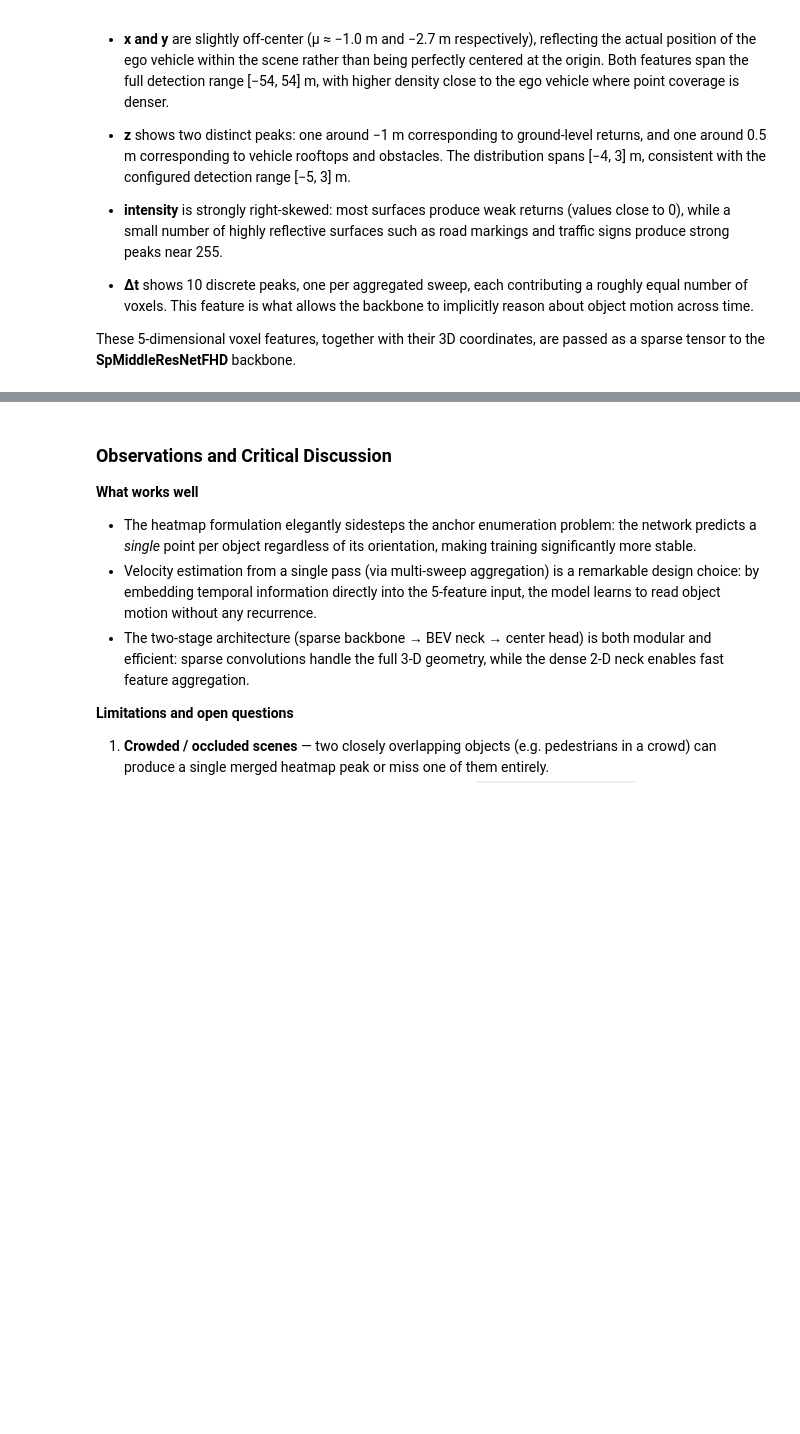
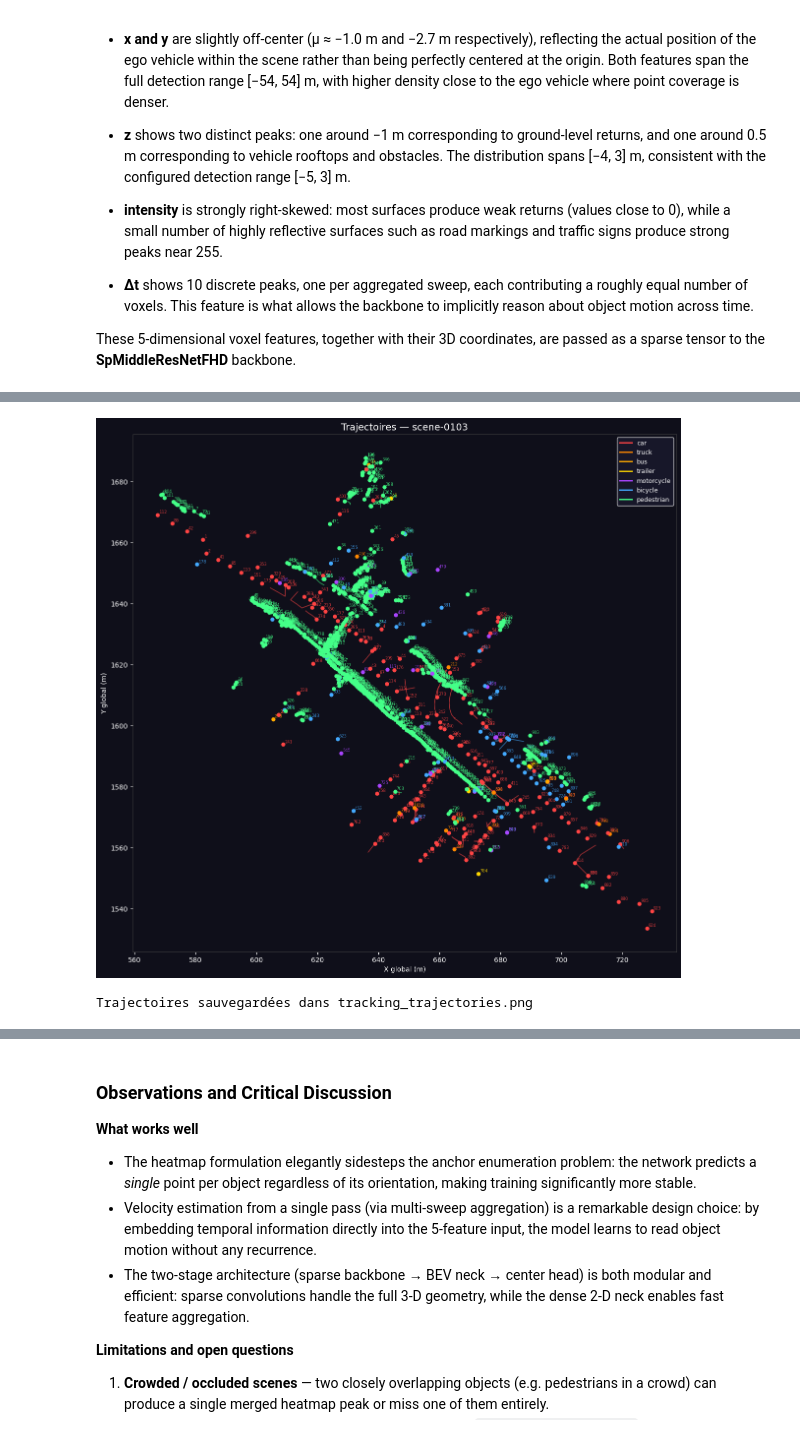
Before and after one commit to ErwanR123/Analysis_of_CenterPoint, a Jupyter notebook: my_analysis/01_Analysis_and_Experiments.ipynb, the cells around one changed output, grey strips where cells are left out. Saved outputs shown, nothing was run; the diff lists cells and outputs as text; code cells hidden in the pictures; blank space fills up the shorter version.

```diff
--- a/my_analysis/01_Analysis_and_Experiments.ipynb
+++ b/my_analysis/01_Analysis_and_Experiments.ipynb
@@ -919,9 +877,0 @@ Map View Features shape: torch.Size([1, 256, 180, 180])
-# %%
-# Visualize Map View Features (Mean Activation)
-mean_act = np.mean(map_view_features.squeeze(0).cpu().numpy(), axis=0)
-
-fig, ax = plt.subplots(figsize=(8, 8))
-ax.imshow(np.log1p(np.abs(mean_act.T)), origin="lower", cmap="magma", extent=[-54, 54, -54, 54])
-ax.set_title("Step 4: Map View Features Activation", color="white", fontsize=14)
-ax.tick_params(colors="white"); fig.patch.set_facecolor("#0f0f1a")
-plt.show()
@@ -1433,0 +1326,11 @@ Image("centerpoint_predictions.gif")
+# %%
+import sys, copy
+sys.path.insert(0, '/home/r1/Analysis_of_CenterPoint/tools/nusc_tracking')
+from pub_tracker import PubTracker
+
+# Noms de classes trackables (sous-ensemble de CLASS_NAMES)
+NUSCENES_TRACKING_NAMES = ['bicycle', 'bus', 'car', 'motorcycle',
+                            'pedestrian', 'trailer', 'truck']
+
+tracker = PubTracker(hungarian=False, max_age=3)
+print("Tracker prêt.")
@@ -1433,0 +1444,60 @@ Image("centerpoint_predictions.gif")
+# %%
+import matplotlib.cm as cm
+from collections import defaultdict
+
+# ── Agréger les trajectoires par ID ─────────────────────────────────────────
+trajectories = defaultdict(list)   # tracking_id → [(x, y, name)]
+for token in available:
+    for t in all_tracks.get(token, []):
+        tid  = t['tracking_id']
+        x, y = t['translation'][0], t['translation'][1]
+        name = t['detection_name']
+        trajectories[tid].append((x, y, name))
+
+# ── Couleur par classe ───────────────────────────────────────────────────────
+TRACK_COLORS = {
+    'car':          '#FF4444',
+    'truck':        '#FF8800',
+    'bus':          '#FFAA00',
+    'trailer':      '#FFD700',
+    'motorcycle':   '#AA44FF',
+    'bicycle':      '#44AAFF',
+    'pedestrian':   '#44FF88',
+}
+
+fig, ax = plt.subplots(figsize=(12, 12))
+fig.patch.set_facecolor('#0f0f1a')
+ax.set_facecolor('#0f0f1a')
+
+for tid, pts in trajectories.items():
+    xs = [p[0] for p in pts]
+    ys = [p[1] for p in pts]
+    name = pts[0][2]
+    color = TRACK_COLORS.get(name, '#FFFFFF')
+
+    # Ligne de trajectoire (alpha faible)
+    ax.plot(xs, ys, color=color, linewidth=1.2, alpha=0.6)
+    # Point final (position courante)
+    ax.scatter(xs[-1], ys[-1], c=color, s=25, zorder=5)
+    # ID à côté du point final
+    ax.text(xs[-1] + 0.5, ys[-1] + 0.5, str(tid),
+            color=color, fontsize=6, alpha=0.8)
+
+# Légende
+for name, color in TRACK_COLORS.items():
+    ax.plot([], [], color=color, lw=2, label=name)
+ax.legend(loc='upper right', facecolor='#1a1a2e', edgecolor='white',
+          labelcolor='white', fontsize=9)
+
+ax.set_title(f'Trajectoires — {scene_name}', color='white', fontsize=14)
+ax.set_xlabel('X global (m)', color='white'); ax.set_ylabel('Y global (m)', color='white')
+ax.tick_params(colors='white'); ax.set_aspect('equal')
+for spine in ax.spines.values(): spine.set_edgecolor('#444')
+plt.tight_layout()
+plt.savefig('tracking_trajectories.png', dpi=150, bbox_inches='tight',
+            facecolor='#0f0f1a')
+plt.show()
+print("Trajectoires sauvegardées dans tracking_trajectories.png")
+# %% [output]
+[figure, added]
+Trajectoires sauvegardées dans tracking_trajectories.png
```
Also changed, not shown: parts of 45 cells of this notebook.
